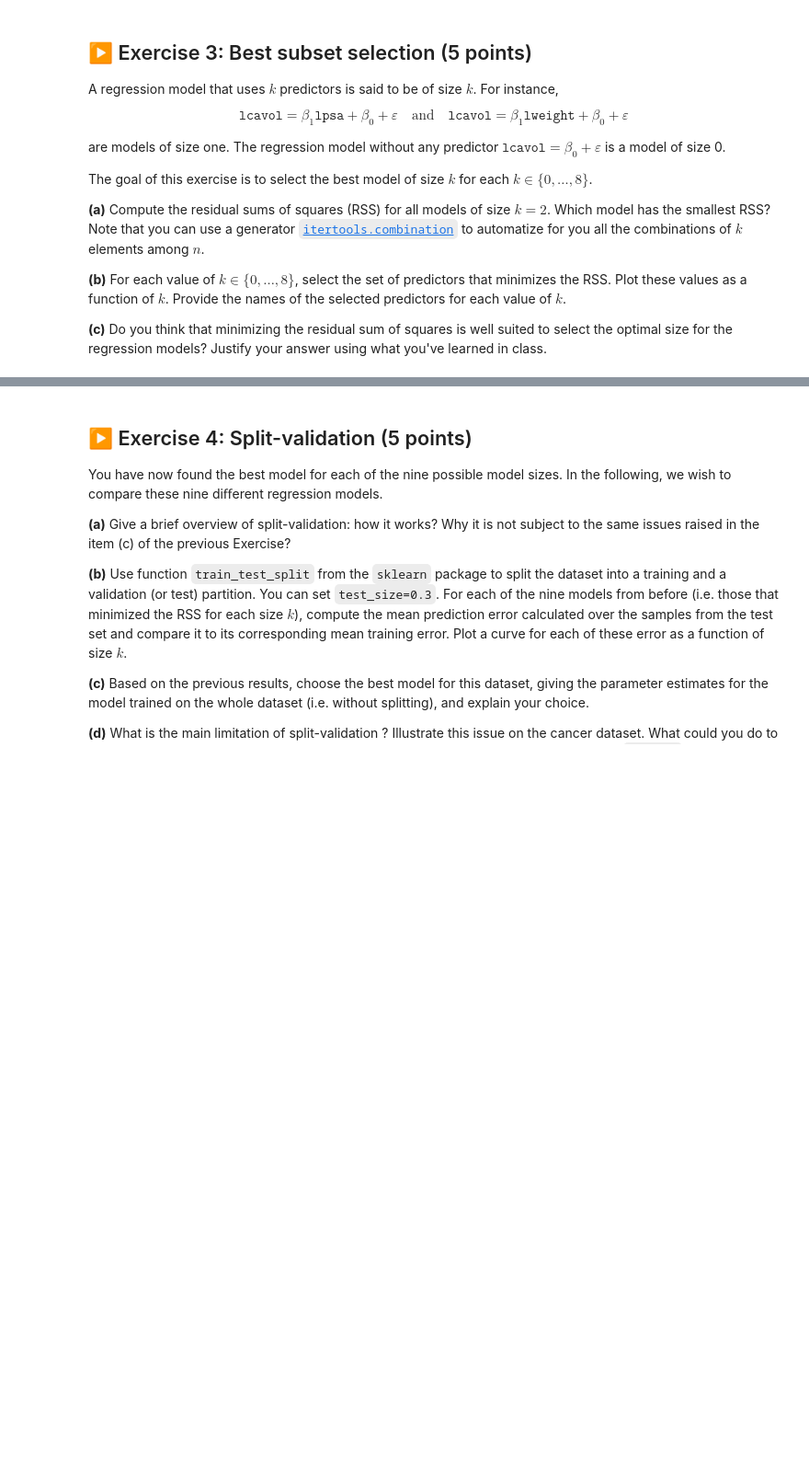
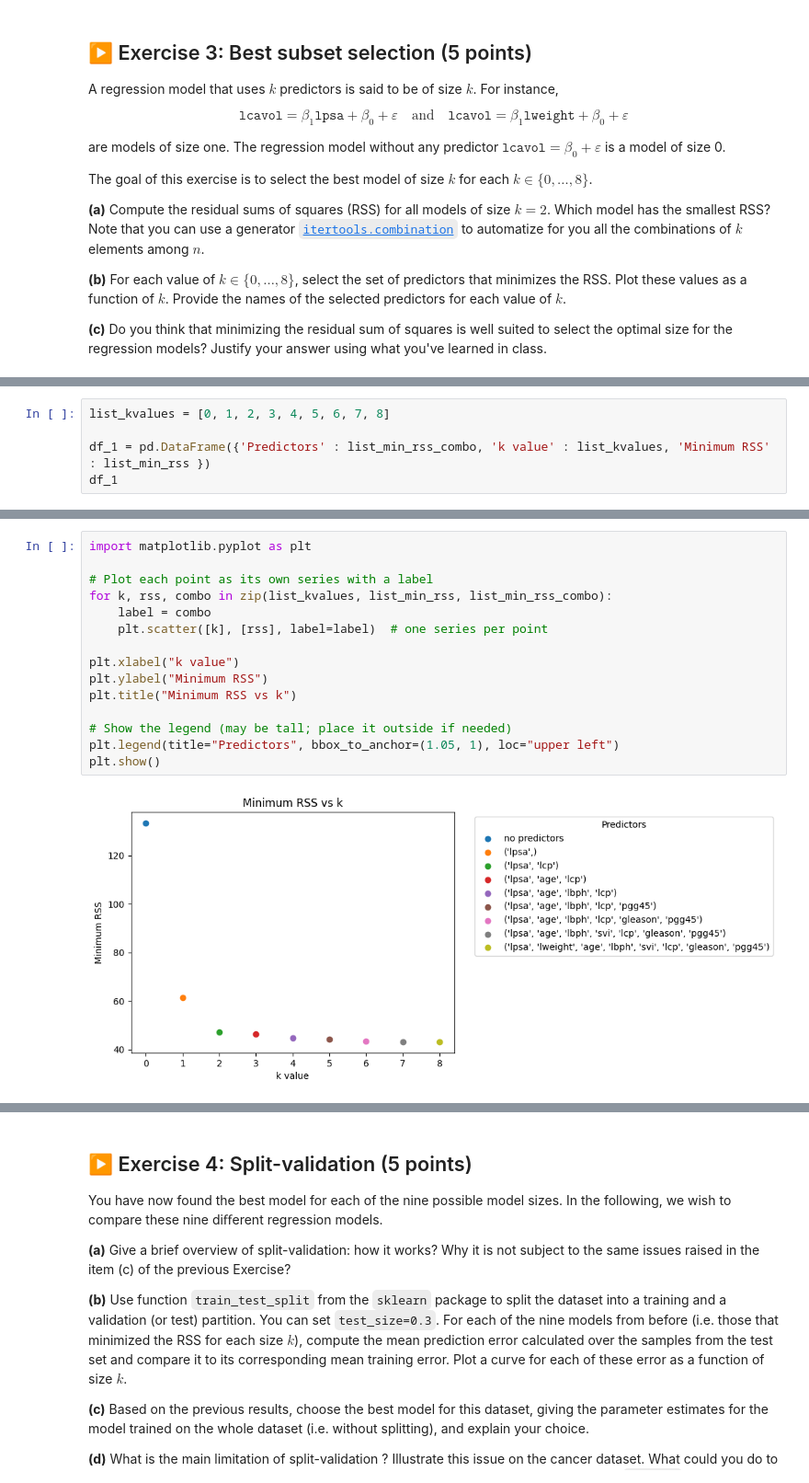
Before and after one commit to muneymo/isla2026-TP, a Jupyter notebook: TP1/TP1.ipynb, the cells around one changed output, grey strips where cells are left out. Shown at 92% size. Drawn from its saved outputs; the diff is of its cells as text; blank space fills up the shorter version.

```diff
--- a/TP1/TP1.ipynb
+++ b/TP1/TP1.ipynb
@@ -631,0 +629,5 @@ NameError: name 'rss_values_3b' is not defined
+# %%
+list_kvalues = [0, 1, 2, 3, 4, 5, 6, 7, 8]
+
+df_1 = pd.DataFrame({'Predictors' : list_min_rss_combo, 'k value' : list_kvalues, 'Minimum RSS' : list_min_rss })
+df_1
@@ -631,0 +645,17 @@ NameError: name 'rss_values_3b' is not defined
+# %%
+import matplotlib.pyplot as plt
+
+# Plot each point as its own series with a label
+for k, rss, combo in zip(list_kvalues, list_min_rss, list_min_rss_combo):
+    label = combo
+    plt.scatter([k], [rss], label=label)  # one series per point
+
+plt.xlabel("k value")
+plt.ylabel("Minimum RSS")
+plt.title("Minimum RSS vs k")
+
+# Show the legend (may be tall; place it outside if needed)
+plt.legend(title="Predictors", bbox_to_anchor=(1.05, 1), loc="upper left")
+plt.show()
+# %% [output]
+[figure, added]
```
Also changed, not shown: parts of 10 cells of this notebook.
